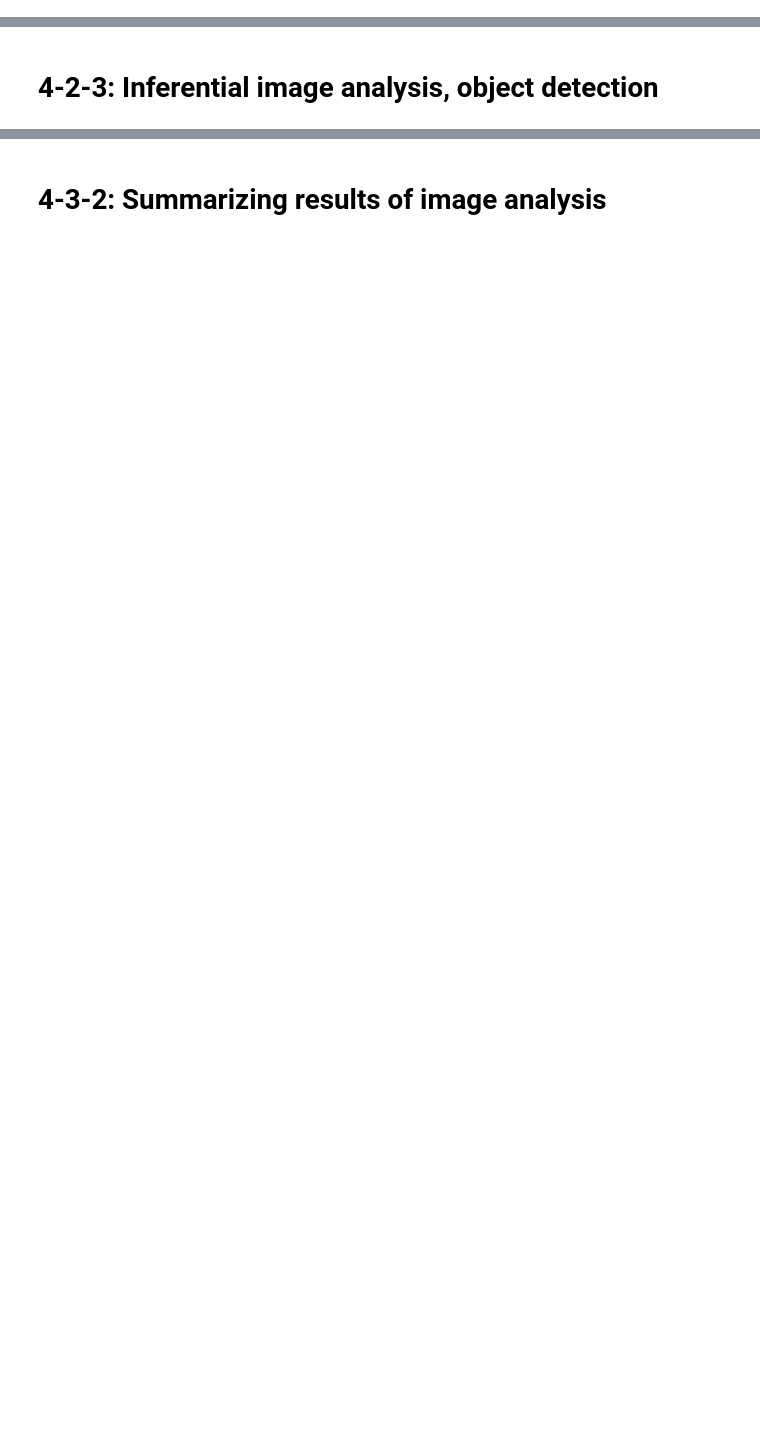
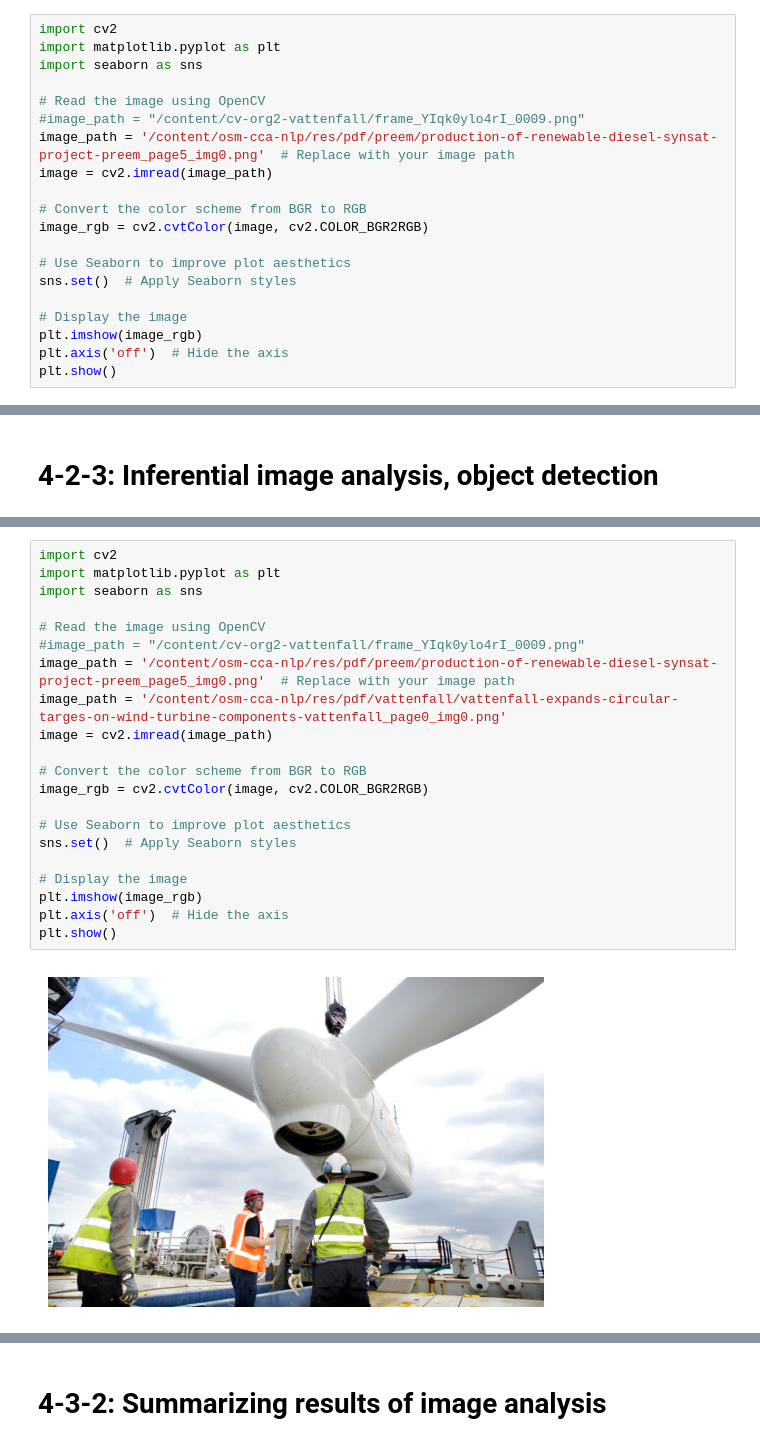
Before and after one commit to cca-cce/osm-cca, a Jupyter notebook: jnb/aicasc/module04_analyzing_image_content_computer_vision_30pct.ipynb, the cells around one changed output, grey strips where cells are left out. Drawn from its saved outputs; the diff is of its cells as text; blank space fills up the shorter version.

```diff
--- a/jnb/aicasc/module04_analyzing_image_content_computer_vision_30pct.ipynb
+++ b/jnb/aicasc/module04_analyzing_image_content_computer_vision_30pct.ipynb
@@ -283,0 +284,20 @@ import pandas as pd
+# %%
+import cv2
+import matplotlib.pyplot as plt
+import seaborn as sns
+
+# Read the image using OpenCV
+#image_path = "/content/cv-org2-vattenfall/frame_YIqk0ylo4rI_0009.png"
+image_path = '/content/osm-cca-nlp/res/pdf/preem/production-of-renewable-diesel-synsat-project-preem_page5_img0.png'  # Replace with your image path
+image = cv2.imread(image_path)
+
+# Convert the color scheme from BGR to RGB
+image_rgb = cv2.cvtColor(image, cv2.COLOR_BGR2RGB)
+
+# Use Seaborn to improve plot aesthetics
+sns.set()  # Apply Seaborn styles
+
+# Display the image
+plt.imshow(image_rgb)
+plt.axis('off')  # Hide the axis
+plt.show()
@@ -287,0 +453,23 @@ import pandas as pd
+# %%
+import cv2
+import matplotlib.pyplot as plt
+import seaborn as sns
+
+# Read the image using OpenCV
+#image_path = "/content/cv-org2-vattenfall/frame_YIqk0ylo4rI_0009.png"
+image_path = '/content/osm-cca-nlp/res/pdf/preem/production-of-renewable-diesel-synsat-project-preem_page5_img0.png'  # Replace with your image path
+image_path = '/content/osm-cca-nlp/res/pdf/vattenfall/vattenfall-expands-circular-targes-on-wind-turbine-components-vattenfall_page0_img0.png'
+image = cv2.imread(image_path)
+
+# Convert the color scheme from BGR to RGB
+image_rgb = cv2.cvtColor(image, cv2.COLOR_BGR2RGB)
+
+# Use Seaborn to improve plot aesthetics
+sns.set()  # Apply Seaborn styles
+
+# Display the image
+plt.imshow(image_rgb)
+plt.axis('off')  # Hide the axis
+plt.show()
+# %% [output]
+[figure, added]
```
Also changed, not shown: parts of 25 cells of this notebook.
